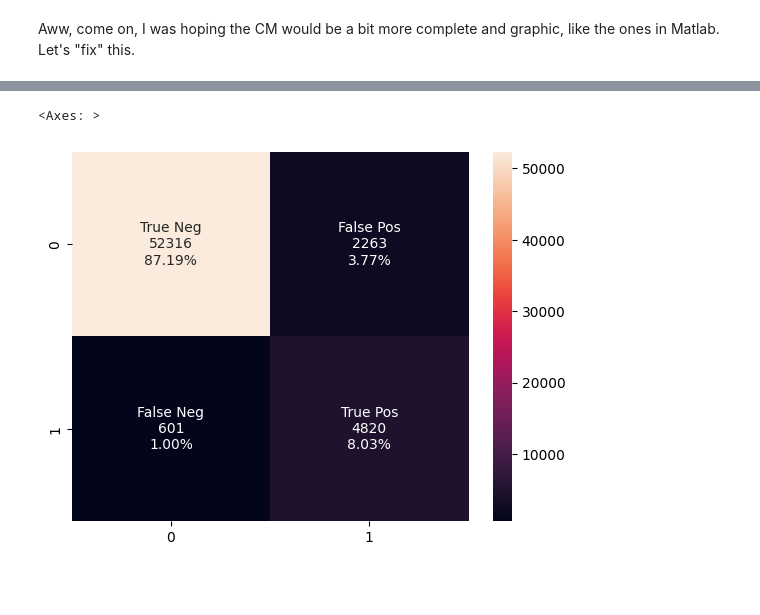
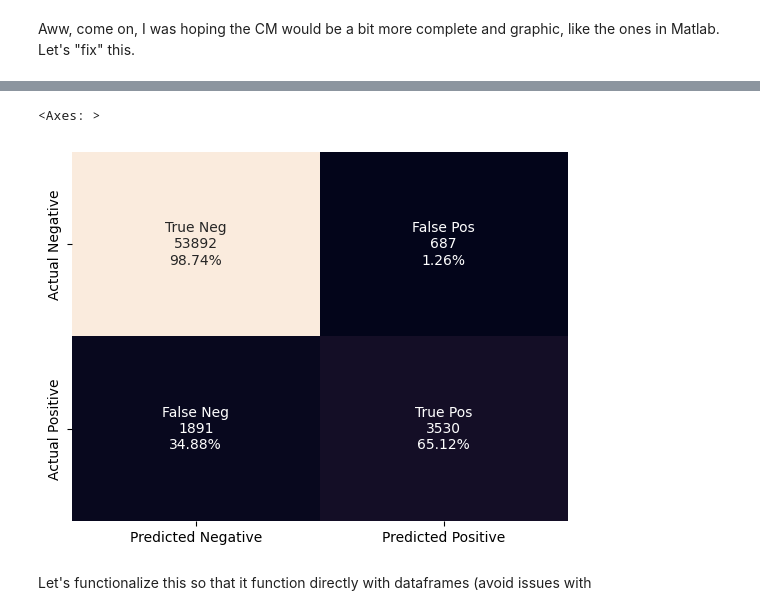
Before and after one commit to LucidOtter/MLLearning, a Jupyter notebook: 03_Classification.ipynb, the cells around one changed output, grey strips where cells are left out. Cells and saved outputs as stored; diff of their text form; code cells hidden in the pictures; blank space fills up the shorter version.

Commit message:
New CM visualization/function Played around with F1 score

```diff
--- a/03_Classification.ipynb
+++ b/03_Classification.ipynb
@@ -114,8 +114,11 @@ Honestly, I'm not sure I understood the point of the book following that, except
 #### Confusion Matrix
 # %%
 from sklearn.metrics import confusion_matrix
+from sklearn.model_selection import cross_val_predict
 #Before we can create a CM, we need to predict on more than one value (I'm excluding the cross_val_score for now)
-y_train_predict = sgd_clf.predict(X_train)
+# y_train_predict = sgd_clf.predict(X_train)
+y_train_predict = cross_val_predict(sgd_clf, X_train, y_train_5, cv=3)
+
 cm_5 = confusion_matrix(y_train_5, y_train_predict)
 cm_5
 # %% [output]
@@ -136,16 +130,17 @@ plt.show()
-# %%
-# Bleh, I still don't like it, I want to see both the numbers AND the pcts.
-# Let's do it ourselves (and define a function for it)
-
-# Might as well as TP, TN, etc. labels
-group_names = ["True Neg", "False Pos", "False Neg", "True Pos"]
-# Compute the percentages
-group_pcts = ["{0:.2%}".format(val) for val in cm_5.flatten()/np.sum(cm_5)]
-# Create the final array of labels
-labels = [f"{name}\n{val}\n{pct}" for name, val, pct in zip(group_names, cm_5.flatten(), group_pcts)]
-
-import seaborn as sns
-sns.heatmap(cm_5, annot=np.asarray(labels).reshape(2, 2), fmt='')
-# %% [output]
-<Axes: >
-[figure, removed]
+# %%
+cm5_df = pd.DataFrame(cm_5, columns=['Predicted Negative', 'Predicted Positive'], index=['Actual Negative', 'Actual Positive'])
+
+# Might as well as TP, TN, etc. labels
+group_names = ["True Neg", "False Pos", "False Neg", "True Pos"]
+# Compute the percentages
+group_pcts = ["{0:.2%}".format(val) for val in cm5_df.div(cm5_df.sum(axis=1), axis=0).values.flatten()]
+# Create the final array of labels
+labels = [f"{name}\n{val}\n{pct}" for name, val, pct in zip(group_names, cm5_df.values.flatten(), group_pcts)]
+
+import seaborn as sns
+sns.heatmap(cm5_df, annot=np.asarray(labels).reshape(2, 2), fmt='', cbar=False)
+# %% [output]
+<Axes: >
+[figure, added]
+# %% [markdown]
+Let's functionalize this so that it function directly with dataframes (avoid issues with
```
Also changed, not shown: parts of 16 cells of this notebook.
